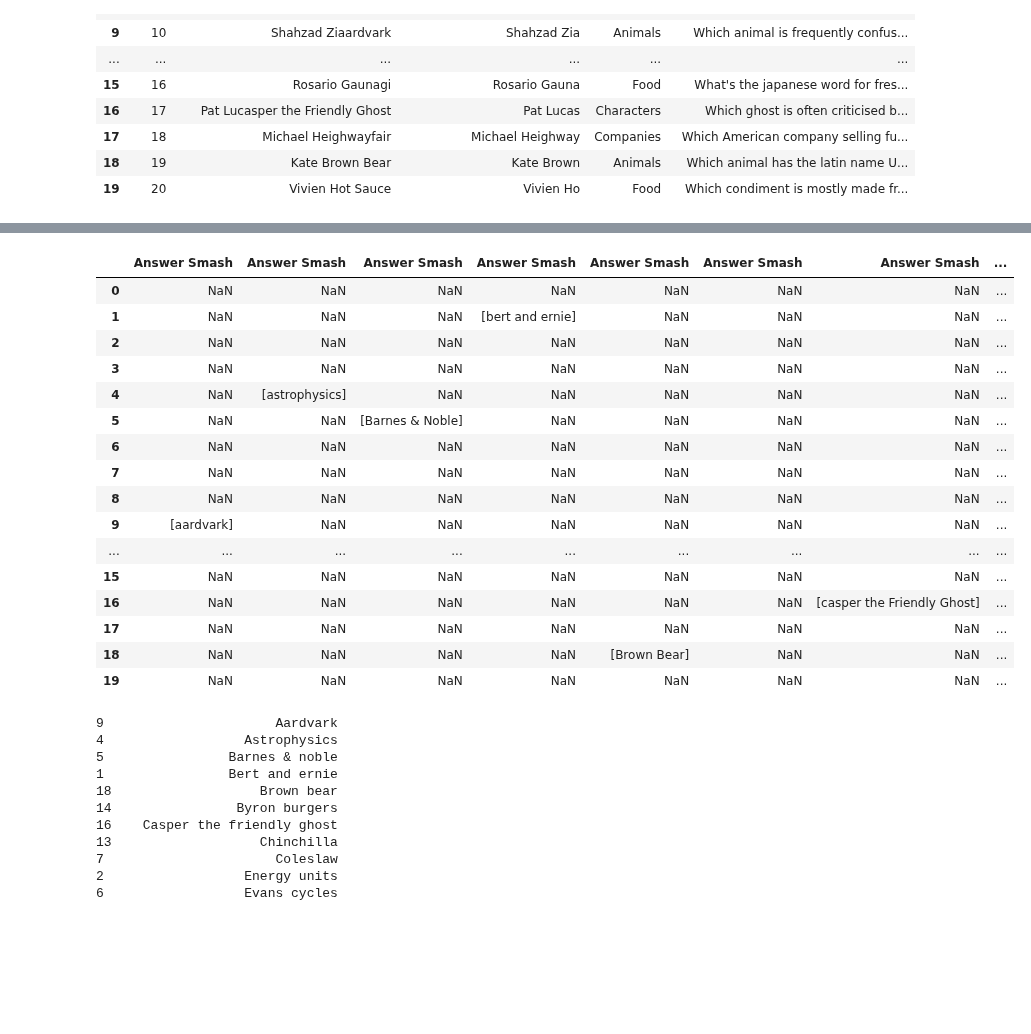
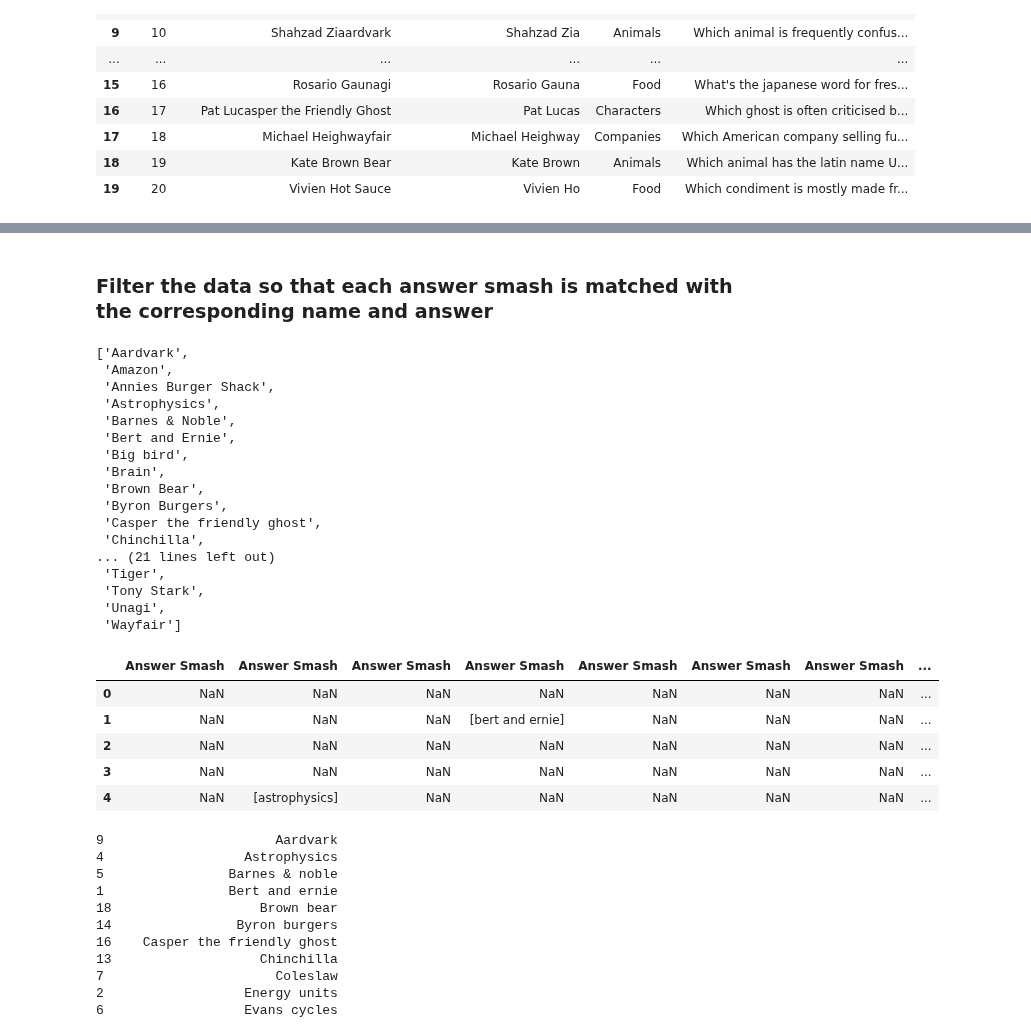
Before and after one commit to hyunjun33/Data_preprocessing, a Jupyter notebook: Preppin' Data 2021 Week 22 Challenge.ipynb, the cells around one changed output, grey strips where cells are left out. Cells and saved outputs as stored; diff of their text form; code cells hidden in the pictures; blank space fills up the shorter version.

```diff
--- a/Preppin' Data 2021 Week 22 Challenge.ipynb
+++ b/Preppin' Data 2021 Week 22 Challenge.ipynb
@@ -147,29 +125,40 @@ categories
+# %% [markdown]
+### Filter the data so that each answer smash is matched with the corresponding name and answer
+# %%
+list_of_answer = list(categories["Answer"].values)
+# %% [output]
+['Aardvark',
+ 'Amazon',
+ 'Annies Burger Shack',
+ 'Astrophysics',
+ 'Barnes & Noble',
+ 'Bert and Ernie',
+ 'Big bird',
+ 'Brain',
+ 'Brown Bear',
+ 'Byron Burgers',
+ 'Casper the friendly ghost',
+ 'Chinchilla',
+... (21 lines left out)
+ 'Tiger',
+ 'Tony Stark',
+ 'Unagi',
+ 'Wayfair']
 # %%
 import re
 
 results = []
 for i in list_of_answers:
     tmp_list = df["Answer Smash"].map(lambda x: re.findall(i, x, flags=re.IGNORECASE))
     tmp_list = tmp_list.map(lambda x: np.nan if len(x) == 0 else x)
     results.append(tmp_list)
 results = pd.concat(results, axis=1).dropna(how="all", axis=1)
-results
+results.head()
 # %% [output]
 |  | Answer Smash | Answer Smash | Answer Smash | Answer Smash | Answer Smash | Answer Smash | Answer Smash | ... |
 | 0 | NaN | NaN | NaN | NaN | NaN | NaN | NaN | ... |
 | 1 | NaN | NaN | NaN | [bert and ernie] | NaN | NaN | NaN | ... |
 | 2 | NaN | NaN | NaN | NaN | NaN | NaN | NaN | ... |
 | 3 | NaN | NaN | NaN | NaN | NaN | NaN | NaN | ... |
 | 4 | NaN | [astrophysics] | NaN | NaN | NaN | NaN | NaN | ... |
-| 5 | NaN | NaN | [Barnes & Noble] | NaN | NaN | NaN | NaN | ... |
-| 6 | NaN | NaN | NaN | NaN | NaN | NaN | NaN | ... |
-| 7 | NaN | NaN | NaN | NaN | NaN | NaN | NaN | ... |
-| 8 | NaN | NaN | NaN | NaN | NaN | NaN | NaN | ... |
-| 9 | [aardvark] | NaN | NaN | NaN | NaN | NaN | NaN | ... |
-| ... | ... | ... | ... | ... | ... | ... | ... | ... |
-| 15 | NaN | NaN | NaN | NaN | NaN | NaN | NaN | ... |
-| 16 | NaN | NaN | NaN | NaN | NaN | NaN | [casper the Friendly Ghost] | ... |
-| 17 | NaN | NaN | NaN | NaN | NaN | NaN | NaN | ... |
-| 18 | NaN | NaN | NaN | NaN | [Brown Bear] | NaN | NaN | ... |
-| 19 | NaN | NaN | NaN | NaN | NaN | NaN | NaN | ... |
 # %%
```
Also changed, not shown: parts of 16 cells of this notebook.
